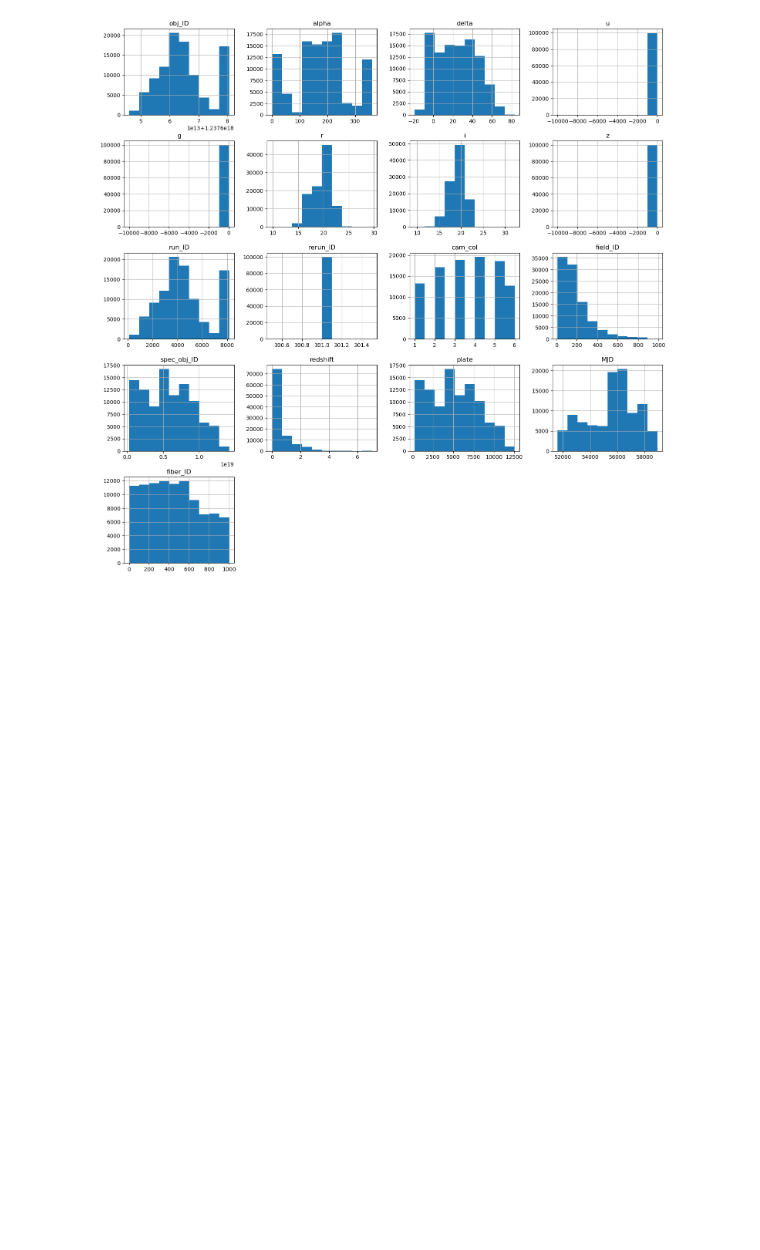
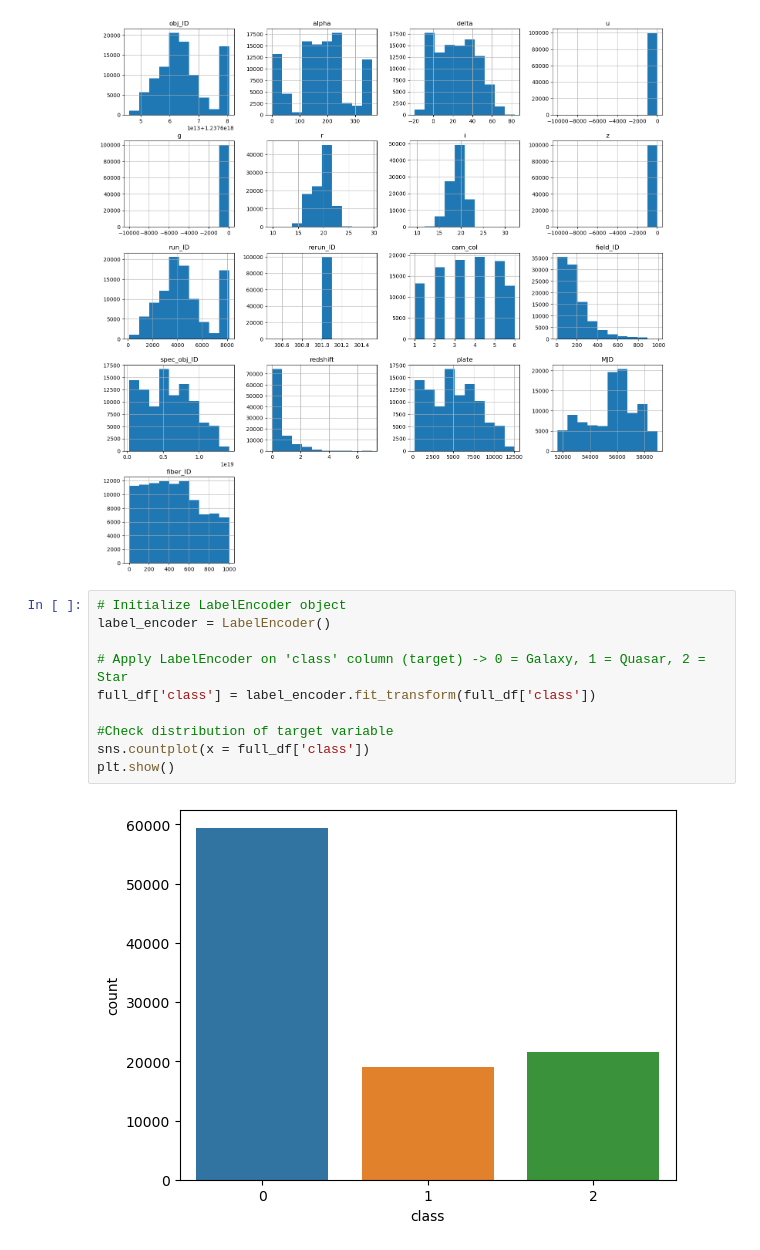
Before and after one commit to steq28/ML-star-classification, a Jupyter notebook: src/models-notebook.ipynb, the cells around one changed output. Drawn from its saved outputs; the diff is of its cells as text; blank space fills up the shorter version.

```diff
--- a/src/models-notebook.ipynb
+++ b/src/models-notebook.ipynb
@@ -94,4 +101,16 @@ array([[<AxesSubplot: title={'center': 'obj_ID'}>,
        [<AxesSubplot: title={'center': 'fiber_ID'}>, <AxesSubplot: >,
         <AxesSubplot: >, <AxesSubplot: >]], dtype=object)
 [figure]
+# %%
+# Initialize LabelEncoder object
+label_encoder = LabelEncoder()
+
+# Apply LabelEncoder on 'class' column (target) -> 0 = Galaxy, 1 = Quasar, 2 = Star
+full_df['class'] = label_encoder.fit_transform(full_df['class'])
+
+#Check distribution of target variable
+sns.countplot(x = full_df['class'])
+plt.show()
+# %% [output]
+[figure, added]
 # %%
```
Also changed, not shown: parts of 6 cells of this notebook.
